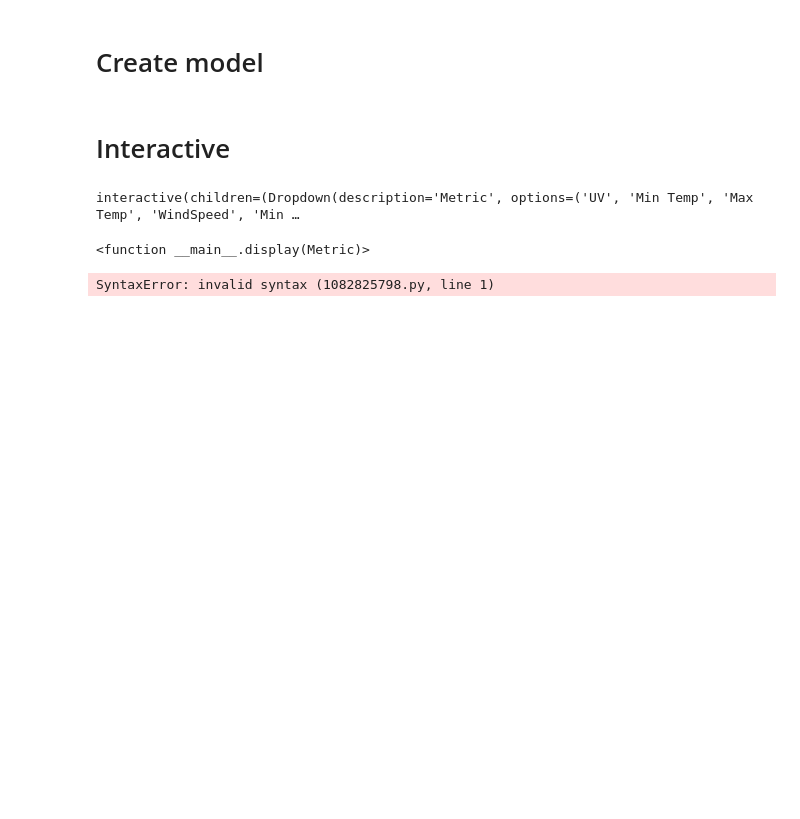
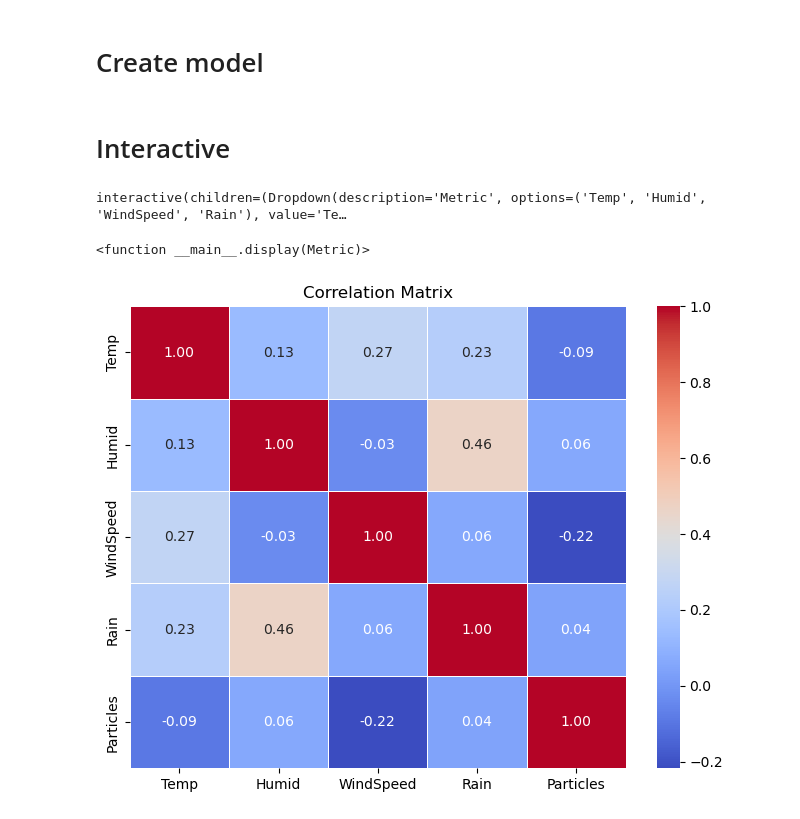
Before and after one commit to jeffphan8816/CloudDataScience, a Jupyter notebook: frontend/epa_model_trainer.ipynb, the cells around one changed output. Cells and saved outputs as stored; diff of their text form; code cells hidden in the pictures; blank space fills up the shorter version.

```diff
--- a/frontend/epa_model_trainer.ipynb
+++ b/frontend/epa_model_trainer.ipynb
@@ -12,6 +14,8 @@ import pickle
 # %%
 URL = 'http://172.26.135.52:9090/'
 HEADERS = {'HOST': 'fission'}
+METRIC = 'Particles'
+weather_columns = ['Temp', 'Humid', 'WindSpeed', 'Rain']
 # %% [markdown]
 # Get list of stations
 # %%
@@ -54,8 +58,8 @@ def get_readings(station: str, metric: str) -> list[dict]:
     @return list of dicts of filtered data
     """
     out = []
-    # Get station location
-    ret = requests.get(os.path.join(URL, 'epa', str(station), '1000', '50'), headers=HEADERS)
+    # Get station location with radius of 30
+    ret = requests.get(os.path.join(URL, 'epa', str(station), '1000', '30'), headers=HEADERS)
     # Load response as json
     try:
         epa_resp_data = json.loads(ret.text)
@@ -102,7 +106,7 @@ def get_weather(station: str, start: int, end: int) -> list[dict]:
 # %%
 epa_df = None
 for station in station_list:
-    temp_df = pd.DataFrame.from_records(get_readings(station, 'PM10'))
+    temp_df = pd.DataFrame.from_records(get_readings(station, METRIC))
     if epa_df is None:
         epa_df = temp_df.copy()
     else:
@@ -139,8 +143,21 @@ for station in epa_df['Station'].unique():
 # Create combined data for training
 # %%
 weather_df['Date'] = weather_df['Date'].apply(lambda x: datetime.strptime(x.split('T')[0], '%d/%m/%Y'))
+weather_df['Max Temp'] = pd.to_numeric(weather_df['Max Temp'])
+weather_df['Min Temp'] = pd.to_numeric(weather_df['Min Temp'])
+weather_df['Max Humid'] = pd.to_numeric(weather_df['Max Humid'])
+weather_df['Min Humid'] = pd.to_numeric(weather_df['Min Humid'])
+weather_df['WindSpeed'] = pd.to_numeric(weather_df['WindSpeed'])
+weather_df['Rain'] = pd.to_numeric(weather_df['Rain'])
+weather_df['Temp'] = (weather_df['Min Temp'] + weather_df['Max Temp']) / 2.0
+weather_df['Humid'] = (weather_df['Min Humid'] + weather_df['Max Humid']) / 2.0
+weather_df = weather_df[weather_df['Temp'] > -50]
+weather_df = weather_df[weather_df['WindSpeed'] >= 0]
+weather_df = weather_df[weather_df['Humid'] >= 0]
+weather_df = weather_df[weather_df['Rain'] >= 0]
 combined_df = pd.merge(epa_df, weather_df, on=['Date', 'Station'], how='inner')
-weather_columns = ['UV', 'Min Temp', 'Max Temp', 'WindSpeed', 'Min Humid', 'Max Humid', 'Rain', 'Pan-Rain', 'Evapo-Rain']
+combined_df[METRIC] = combined_df['value']
+weather_columns = ['Temp', 'Humid', 'WindSpeed', 'Rain']
 # %% [markdown]
 # Create model
 # %%
@@ -153,14 +170,27 @@ with open('./epa_model', 'wb') as file:
 # %%
 from ipywidgets import interact
 def display(Metric):
-    plt.scatter(combined_df[Metric], combined_df['value'])
+    plt.scatter(combined_df[Metric], combined_df[METRIC])
+    x_range = combined_df[Metric].max() - combined_df[Metric].min()
+    start_x = math.floor(combined_df[Metric].min())
+    interval = x_range / 10
+    ticks = []
+    for n in range(11):
+        ticks.append(start_x + n * interval)
+    plt.xticks(ticks)
     plt.show()
     return Metric
 interact(display, Metric=weather_columns)
 # %% [output]
-interactive(children=(Dropdown(description='Metric', options=('UV', 'Min Temp', 'Max Temp', 'WindSpeed', 'Min …
+interactive(children=(Dropdown(description='Metric', options=('Temp', 'Humid', 'WindSpeed', 'Rain'), value='Te…
 <function __main__.display(Metric)>
-# %%
-$pwd
-# %% [output]
-SyntaxError: invalid syntax (1082825798.py, line 1)
+# %%
+correlation_columns = weather_columns.copy()
+correlation_columns.append(METRIC)
+corr_table_pers = combined_df[correlation_columns].corr(method='pearson')
+plt.figure(figsize=(8, 6))
+sns.heatmap(corr_table_pers, annot=True, cmap='coolwarm', fmt=".2f", linewidths=0.5)
+plt.title('Correlation Matrix')
+plt.show()
+# %% [output]
+[figure, added]
```
Also changed, not shown: parts of 2 cells of this notebook, 1 other file.
